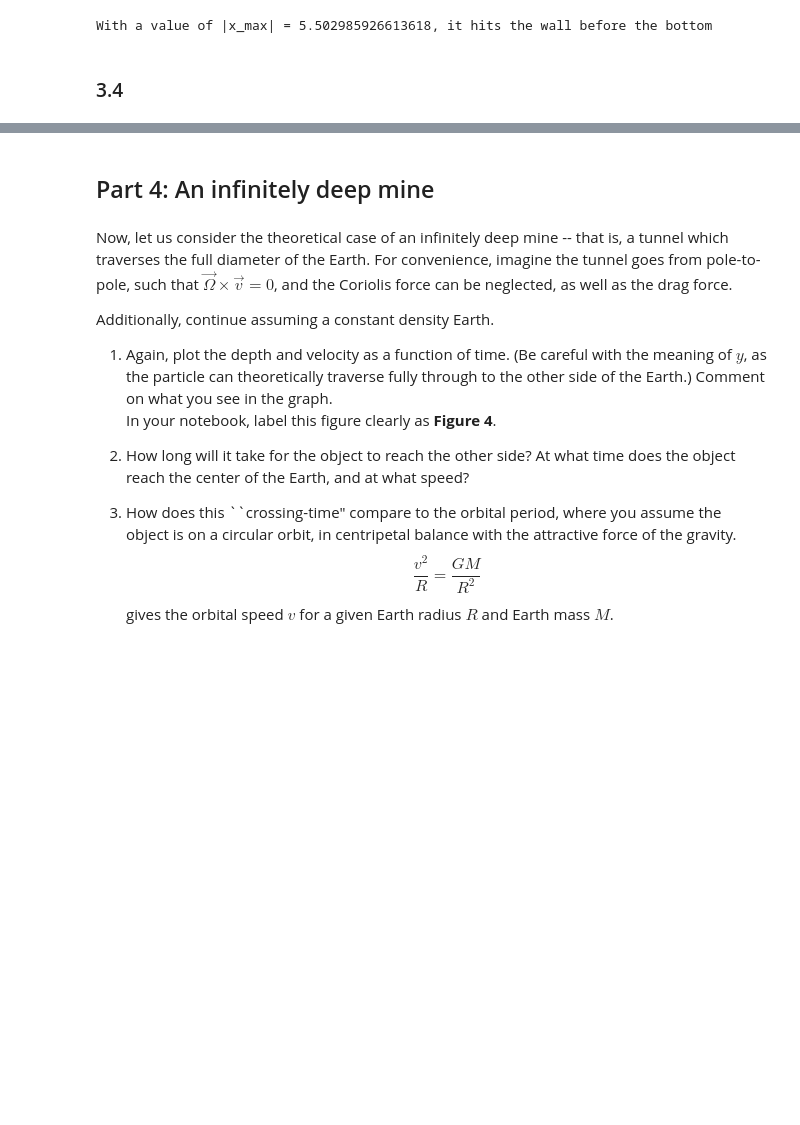
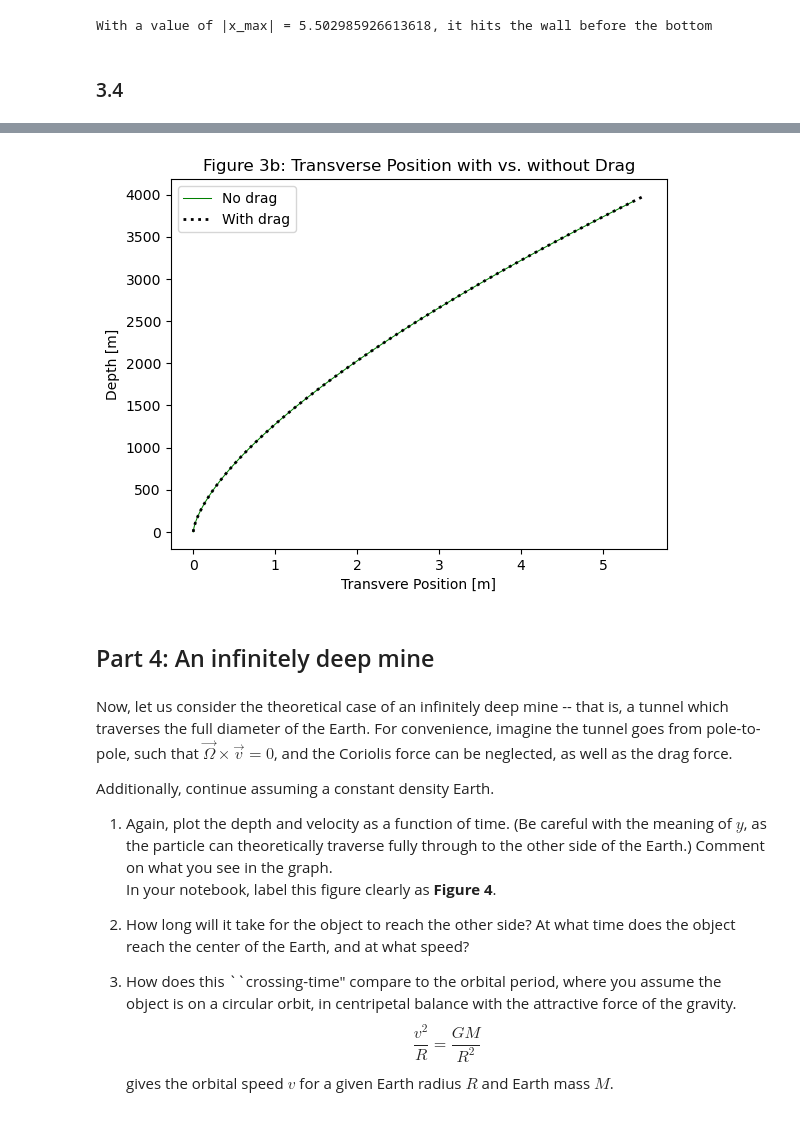
Before and after one commit to mkeen331/PHYS265-spring26, a Jupyter notebook: Lab3/lab3.ipynb, the cells around one changed output, grey strips where cells are left out. Saved outputs shown, nothing was run; the diff lists cells and outputs as text; code cells hidden in the pictures; blank space fills up the shorter version.

```diff
--- a/Lab3/lab3.ipynb
+++ b/Lab3/lab3.ipynb
@@ -453,0 +459,82 @@ With drag turned on, the traverse motion is reduced slightly, but the coriolis s
+# %%
+#rerun no drag with new time scale
+
+omega = E_r
+r_bottom = R_E - 4000
+
+def system_coriolis(t, z):
+    x, vx, y, vy = z
+
+    dxdt = vx
+    dvxdt = 2 * omega * vy
+
+    dydt = vy
+    dvydt = g_0 - (2 * omega * vx) #positive g for depth
+
+    return [dxdt, dvxdt, dydt, dvydt]
+
+def hit_bottom(t, z):
+    return z[2] - 4000
+hit_bottom.terminal = True
+hit_bottom.direction = 1
+
+x0 = 0
+vx0 = 0
+y0 = 0
+vy0 = 0
+z0 = [x0, vx0, y0, vy0]
+
+t_span = (0, 150)
+t_eval = np.linspace(*t_span, 500)
+
+sol = solve_ivp(system_coriolis, t_span, z0, events=hit_bottom, t_eval=t_eval)
+
+t = sol.t
+x = sol.y[0]
+y = sol.y[2]
+
+#now with drag
+
+alpha = g_0/(50**2)
+
+def system_coriolis_drag(t, z):
+    x, vx, y, vy = z
+
+    speed_x = abs(vx)
+    speed_y = abs(vy)
+
+    dxdt = vx
+    dvxdt = 2 * omega * vy - alpha * speed_x * np.sign(vx)
+
+    dydt = vy
+    dvydt = g_0 - (2 * omega * vx)- alpha * speed_y * np.sign(vy)
+
+    return [dxdt, dvxdt, dydt, dvydt]
+
+def hit_bottom_drag(t,z):
+    return z[2] - 4000
+hit_bottom_drag.terminal = True
+hit_bottom_drag.direction = 1
+
+x0 = 0
+vx0 = 0
+y0 = 0
+vy0 = 0
+z0 = [x0, vx0, y0, vy0]
+
+t_span = (0, 150)
+t_eval = np.linspace(*t_span, 2000)
+
+sol_drag = solve_ivp(system_coriolis_drag, t_span, z0, events=hit_bottom_drag, t_eval=t_eval)
+
+x_drag = sol_drag.y[0]
+y_drag = sol_drag.y[2]
+
+fig, ax = plt.subplots()
+ax.plot(x, y, color='green', label = "No drag", lw = 0.75)
+ax.plot(x_drag, y_drag, label="With drag", color="black", linestyle=":", lw = 2)
+ax.set_xlabel("Transvere Position [m]")
+ax.set_ylabel("Depth [m]")
+ax.set_title("Figure 3b: Transverse Position with vs. without Drag")
+plt.legend()
+# %% [output]
@@ -454,3 +542,4 @@ With drag turned on, the traverse motion is reduced slightly, but the coriolis s
+[figure, added]
 # %% [markdown]
 ## Part 4: An infinitely deep mine
 # %% [markdown]
```
Also changed, not shown: parts of 15 cells of this notebook, 1 other file.
